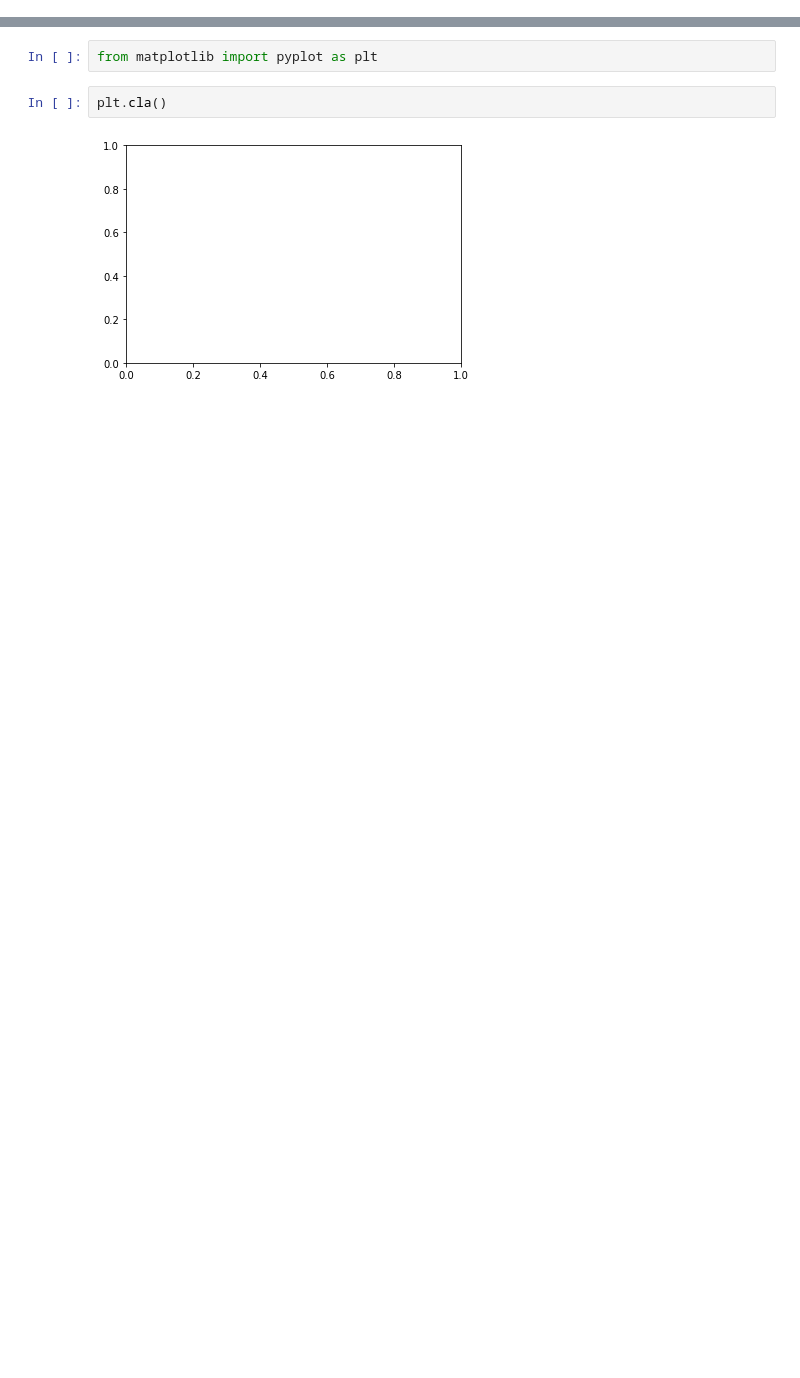
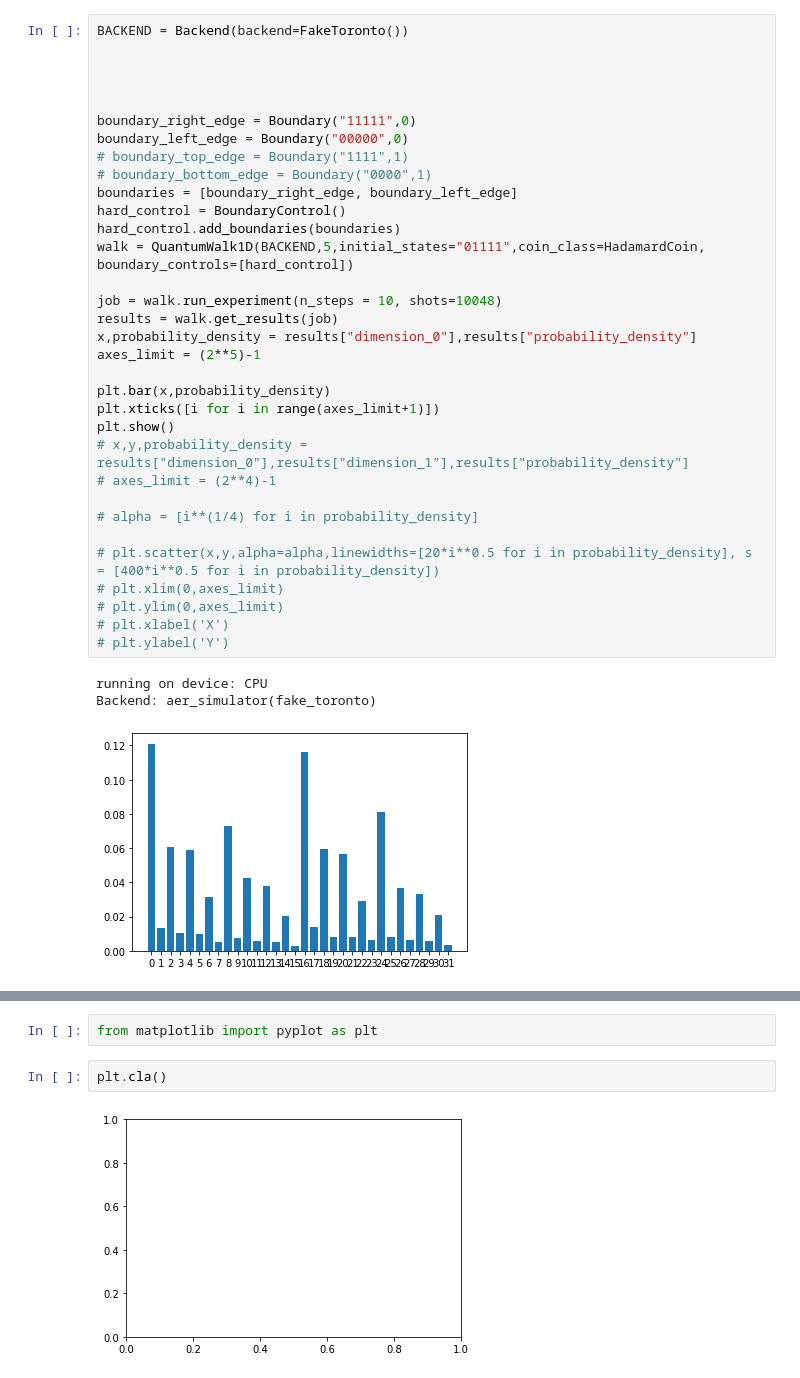
Before and after one commit to AnnonymousRacoon/Quantum-Random-Walks-to-Solve-Diffusion, a Jupyter notebook: Notebooks/Notebooknew.ipynb, the cells around one changed output, grey strips where cells are left out. Saved outputs shown, nothing was run; the diff lists cells and outputs as text; blank space fills up the shorter version.

```diff
--- a/Notebooks/Notebooknew.ipynb
+++ b/Notebooks/Notebooknew.ipynb
@@ -23,0 +58,37 @@ NameError: name 'Backend' is not defined
+# %%
+BACKEND = Backend(backend=FakeToronto())
+
+
+
+
+boundary_right_edge = Boundary("11111",0)
+boundary_left_edge = Boundary("00000",0)
+# boundary_top_edge = Boundary("1111",1)
+# boundary_bottom_edge = Boundary("0000",1)
+boundaries = [boundary_right_edge, boundary_left_edge]
+hard_control = BoundaryControl()
+hard_control.add_boundaries(boundaries)
+walk = QuantumWalk1D(BACKEND,5,initial_states="01111",coin_class=HadamardCoin, boundary_controls=[hard_control])
+
+job = walk.run_experiment(n_steps = 10, shots=10048)
+results = walk.get_results(job)
+x,probability_density = results["dimension_0"],results["probability_density"]
+axes_limit = (2**5)-1
+
+plt.bar(x,probability_density)
+plt.xticks([i for i in range(axes_limit+1)])
+plt.show()
+# x,y,probability_density = results["dimension_0"],results["dimension_1"],results["probability_density"]
+# axes_limit = (2**4)-1
+
+# alpha = [i**(1/4) for i in probability_density]
+
+# plt.scatter(x,y,alpha=alpha,linewidths=[20*i**0.5 for i in probability_density], s = [400*i**0.5 for i in probability_density])
+# plt.xlim(0,axes_limit)
+# plt.ylim(0,axes_limit)
+# plt.xlabel('X')
+# plt.ylabel('Y')
+# %% [output]
+running on device: CPU
+Backend: aer_simulator(fake_toronto)
+[figure, added]
```
Also changed, not shown: parts of 33 cells of this notebook, 8 other files.
